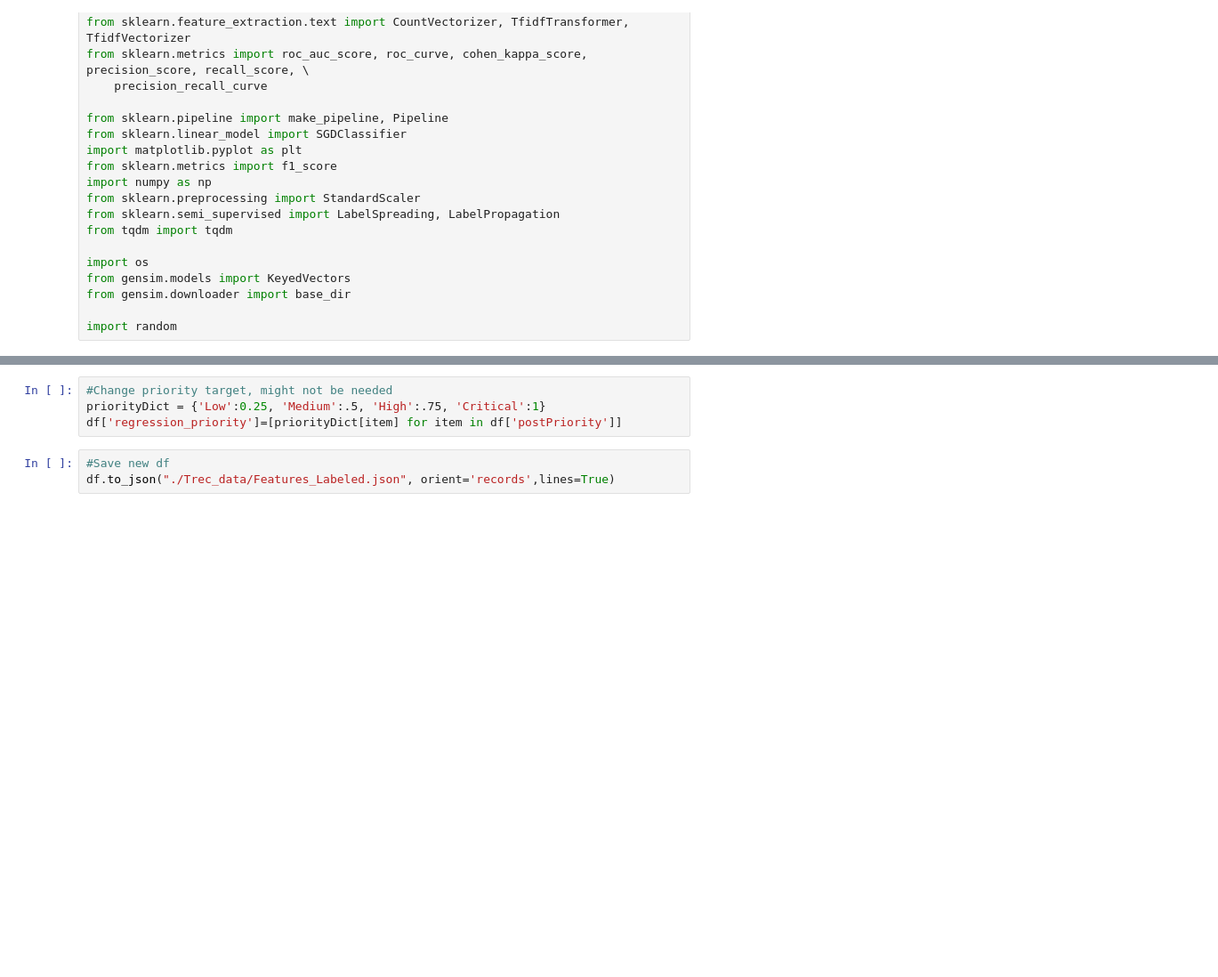
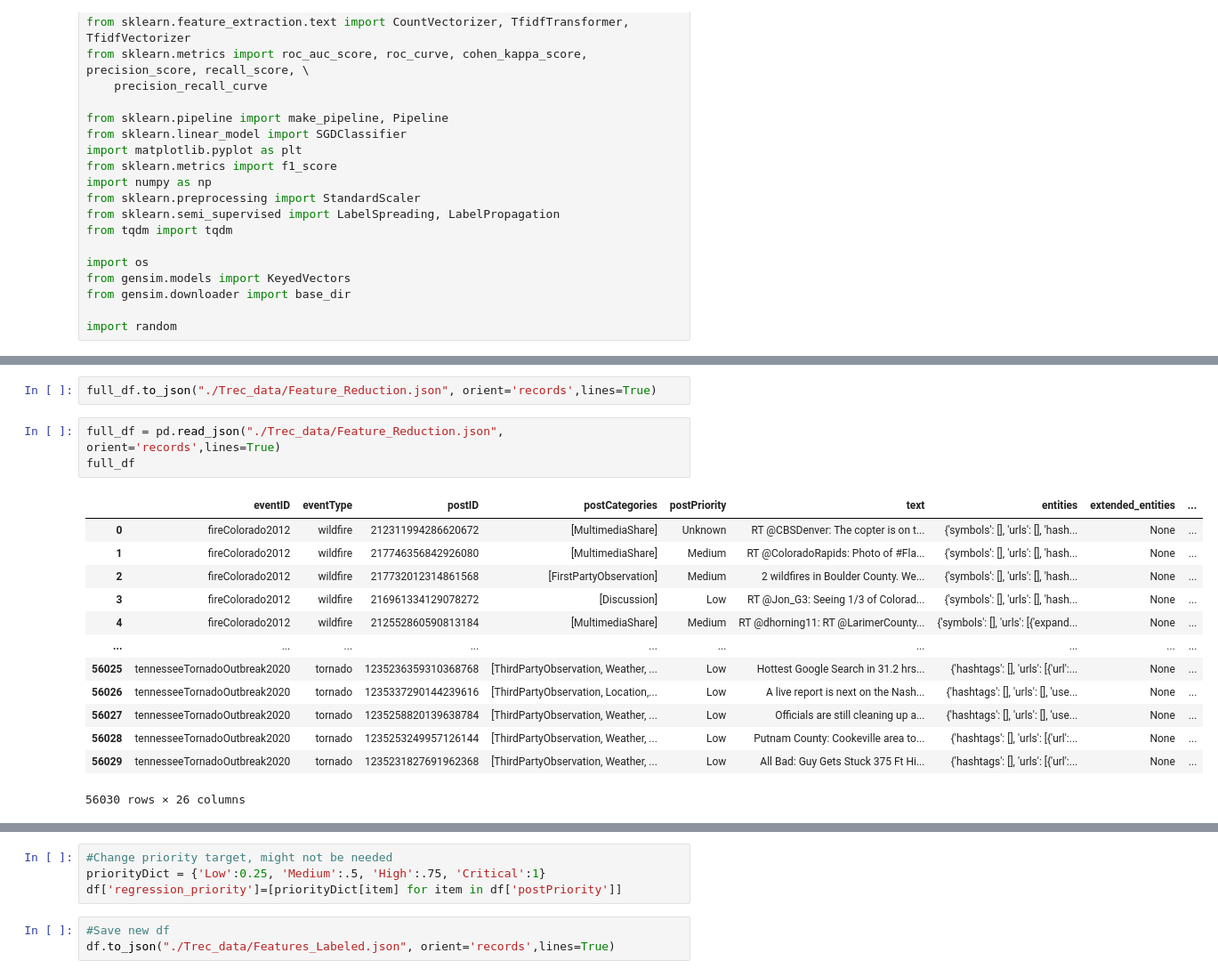
Before and after one commit to acpedersen/REU-2021, a Jupyter notebook: collect-tweets.ipynb, the cells around one changed output, grey strips where cells are left out. Shown at 89% size. Cells and saved outputs as stored; diff of their text form; blank space fills up the shorter version.

```diff
--- a/collect-tweets.ipynb
+++ b/collect-tweets.ipynb
@@ -58,0 +372,19 @@ sbert=SBERT()
+# %%
+full_df.to_json("./Trec_data/Feature_Reduction.json", orient='records',lines=True)
+# %%
+full_df = pd.read_json("./Trec_data/Feature_Reduction.json", orient='records',lines=True)
+full_df
+# %% [output]
+|  | eventID | eventType | postID | postCategories | postPriority | text | entities | extended_entities | ... |
+| 0 | fireColorado2012 | wildfire | 212311994286620672 | [MultimediaShare] | Unknown | RT @CBSDenver: The copter is on t... | {'symbols': [], 'urls': [], 'hash... | None | ... |
+| 1 | fireColorado2012 | wildfire | 217746356842926080 | [MultimediaShare] | Medium | RT @ColoradoRapids: Photo of #Fla... | {'symbols': [], 'urls': [], 'hash... | None | ... |
+| 2 | fireColorado2012 | wildfire | 217732012314861568 | [FirstPartyObservation] | Medium | 2 wildfires in Boulder County. We... | {'symbols': [], 'urls': [], 'hash... | None | ... |
+| 3 | fireColorado2012 | wildfire | 216961334129078272 | [Discussion] | Low | RT @Jon_G3: Seeing 1/3 of Colorad... | {'symbols': [], 'urls': [], 'hash... | None | ... |
+| 4 | fireColorado2012 | wildfire | 212552860590813184 | [MultimediaShare] | Medium | RT @dhorning11: RT @LarimerCounty... | {'symbols': [], 'urls': [{'expand... | None | ... |
+| ... | ... | ... | ... | ... | ... | ... | ... | ... | ... |
+| 56025 | tennesseeTornadoOutbreak2020 | tornado | 1235236359310368768 | [ThirdPartyObservation, Weather, ... | Low | Hottest Google Search in 31.2 hrs... | {'hashtags': [], 'urls': [{'url':... | None | ... |
+| 56026 | tennesseeTornadoOutbreak2020 | tornado | 1235337290144239616 | [ThirdPartyObservation, Location,... | Low | A live report is next on the Nash... | {'hashtags': [], 'urls': [], 'use... | None | ... |
+| 56027 | tennesseeTornadoOutbreak2020 | tornado | 1235258820139638784 | [ThirdPartyObservation, Weather, ... | Low | Officials are still cleaning up a... | {'hashtags': [], 'urls': [], 'use... | None | ... |
+| 56028 | tennesseeTornadoOutbreak2020 | tornado | 1235253249957126144 | [ThirdPartyObservation, Weather, ... | Low | Putnam County: Cookeville area to... | {'hashtags': [], 'urls': [{'url':... | None | ... |
+| 56029 | tennesseeTornadoOutbreak2020 | tornado | 1235231827691962368 | [ThirdPartyObservation, Weather, ... | Low | All Bad: Guy Gets Stuck 375 Ft Hi... | {'hashtags': [], 'urls': [{'url':... | None | ... |
+56030 rows × 26 columns
```
Also changed, not shown: parts of 20 cells of this notebook.
